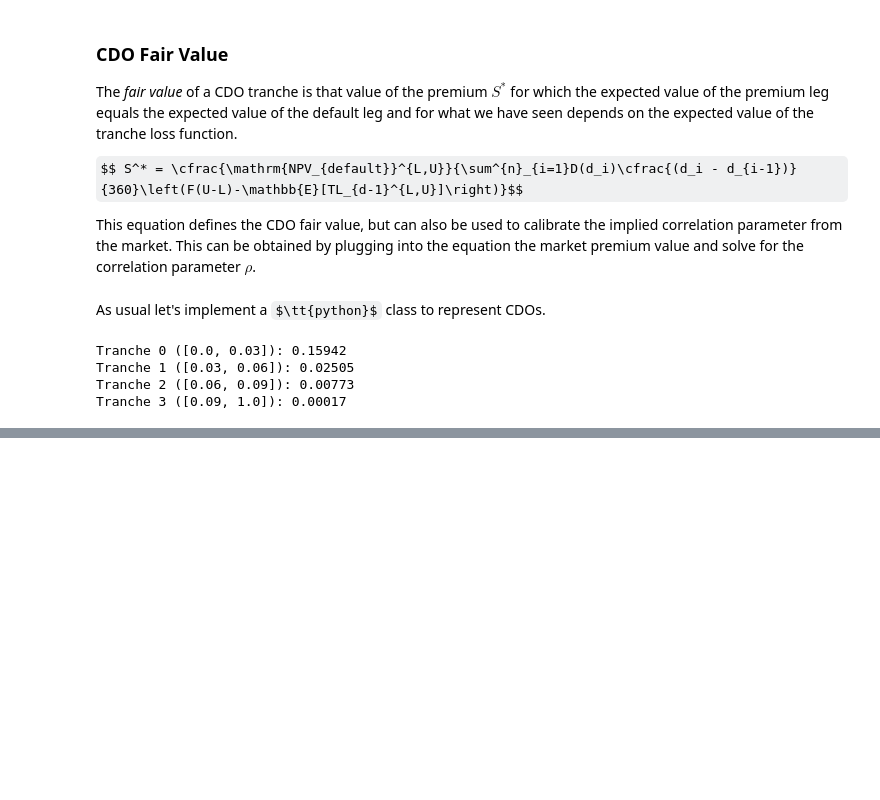
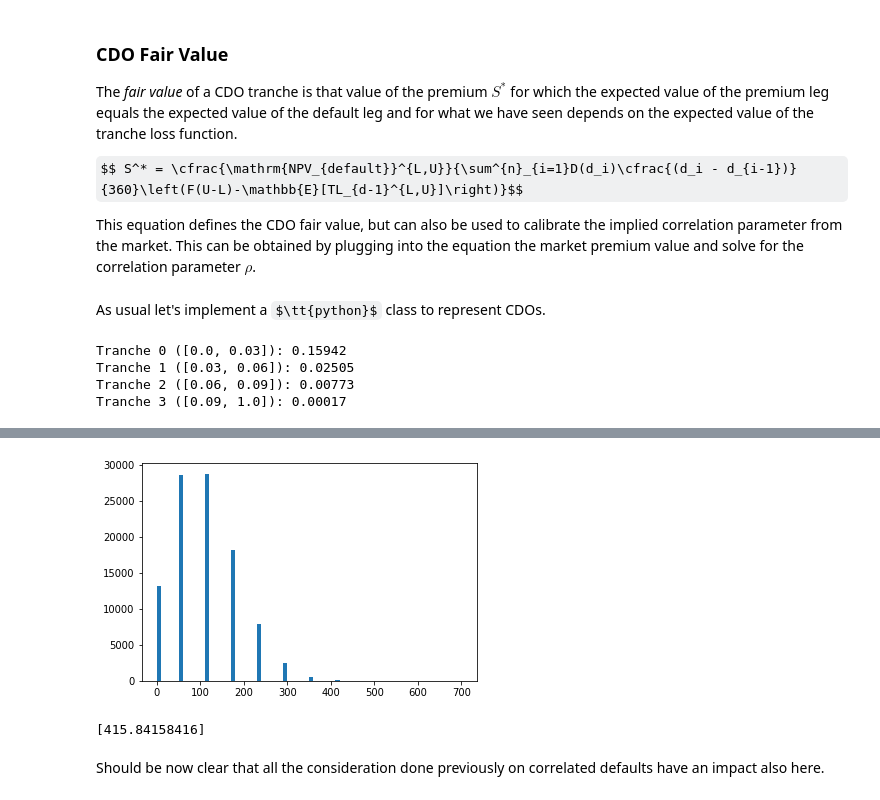
Before and after one commit to matteosan1/finance_course, a Jupyter notebook: lessons_2020/lesson7.ipynb, the cells around one changed output, grey strips where cells are left out. Cells and saved outputs as stored; diff of their text form; code cells hidden in the pictures; some formulas as TeX source; blank space fills up the shorter version.

```diff
--- a/lessons_2020/lesson7.ipynb
+++ b/lessons_2020/lesson7.ipynb
@@ -268,0 +285,43 @@ Tranche 3 ([0.09, 1.0]): 0.00017
+# %%
+from datetime import date
+from dateutil.relativedelta import relativedelta
+from finmarkets import DiscountCurve, CreditCurve, generate_swap_dates
+from scipy.stats import uniform
+
+bonds = 20
+S = [(1-0.01*i) for i in range(bonds)]
+N = [100 for _ in range(20)]
+R = 0.4
+r = 0.01
+obs_date = date.today()
+
+pillars = [obs_date+relativedelta(years=i) for i in range(2)]
+dfs = [1/(1+r)**i for i in range(2)]
+dc = DiscountCurve(obs_date, pillars, dfs)
+ccs = []
+for i in range(bonds):
+    ccs.append(CreditCurve(pillars, [1, S[i]]))
+
+scenarios = 100000
+losses = []
+for _ in range(scenarios):
+    loss = 0
+    unif = uniform.rvs(size=bonds)
+    for i in range(bonds):
+        if unif[i] > ccs[i].ndp(pillars[-1]):
+            loss += (1 - R)*N[i]*dc.df(pillars[-1])
+    losses.append(loss)
+
+from matplotlib import pyplot as plt
+plt.hist(losses, bins=70, range=(0, 700))
+plt.show()
+# %% [output]
+[figure, added]
+# %%
+import numpy as np
+
+print (np.percentile(losses, [99.9]))
+# %% [output]
+[415.84158416]
+# %% [markdown]
+Should be now clear that all the consideration done previously on correlated defaults have an impact also here.
```
Also changed, not shown: parts of 11 cells of this notebook, 18 other files.
